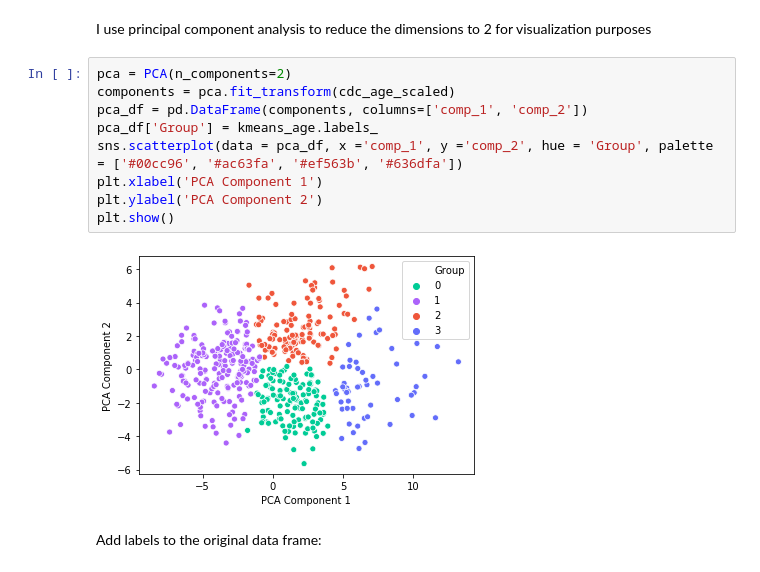
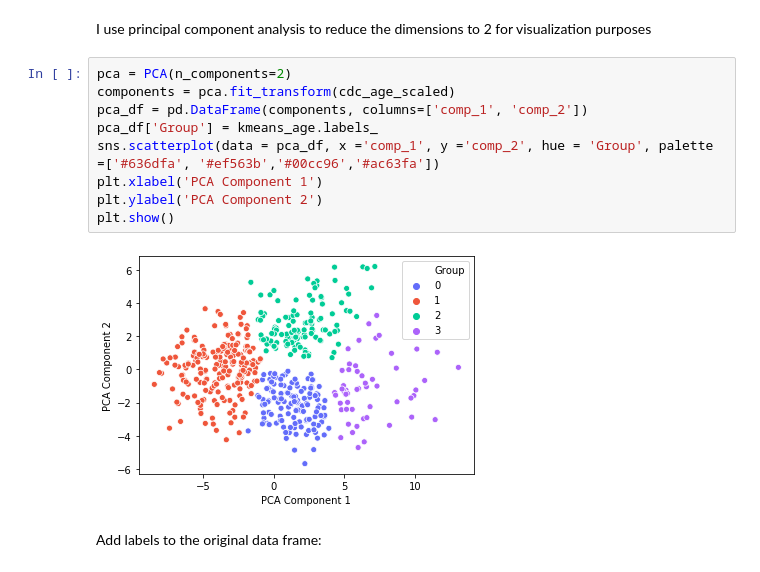
Before and after one commit to rhkhoo/CDC_Health_Clusters, a Jupyter notebook: KMeans.ipynb, the cells around one changed output. Saved outputs shown, nothing was run; the diff lists cells and outputs as text.

```diff
--- a/KMeans.ipynb
+++ b/KMeans.ipynb
@@ -172,14 +172,14 @@ I use principal component analysis to reduce the dimensions to 2 for visualizati
 # %%
 pca = PCA(n_components=2)
 components = pca.fit_transform(cdc_age_scaled)
 pca_df = pd.DataFrame(components, columns=['comp_1', 'comp_2'])
 pca_df['Group'] = kmeans_age.labels_
-sns.scatterplot(data = pca_df, x ='comp_1', y ='comp_2', hue = 'Group', palette = ['#00cc96', '#ac63fa', '#ef563b', '#636dfa'])
+sns.scatterplot(data = pca_df, x ='comp_1', y ='comp_2', hue = 'Group', palette =['#636dfa', '#ef563b','#00cc96','#ac63fa'])
 plt.xlabel('PCA Component 1')
 plt.ylabel('PCA Component 2')
 plt.show()
 # %% [output]
-[figure, old version]
+[figure, new version]
 # %% [markdown]
 Add labels to the original data frame:
 # %%
```
Also changed, not shown: parts of 9 cells of this notebook, 4 other files.
